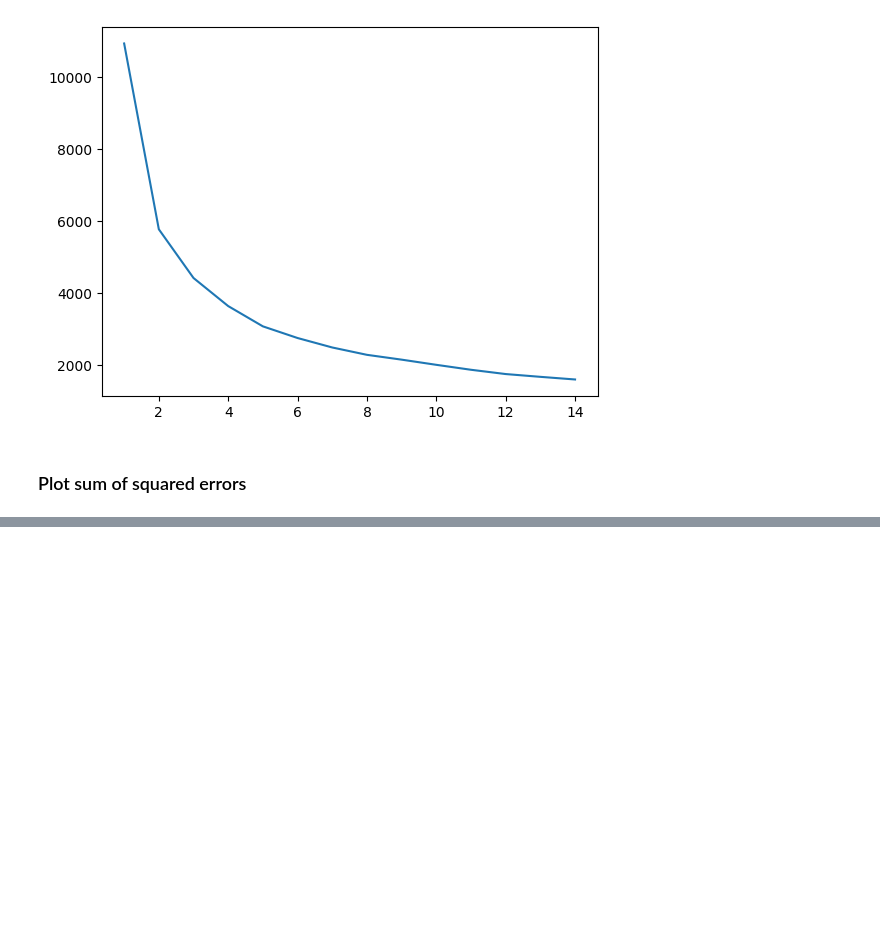
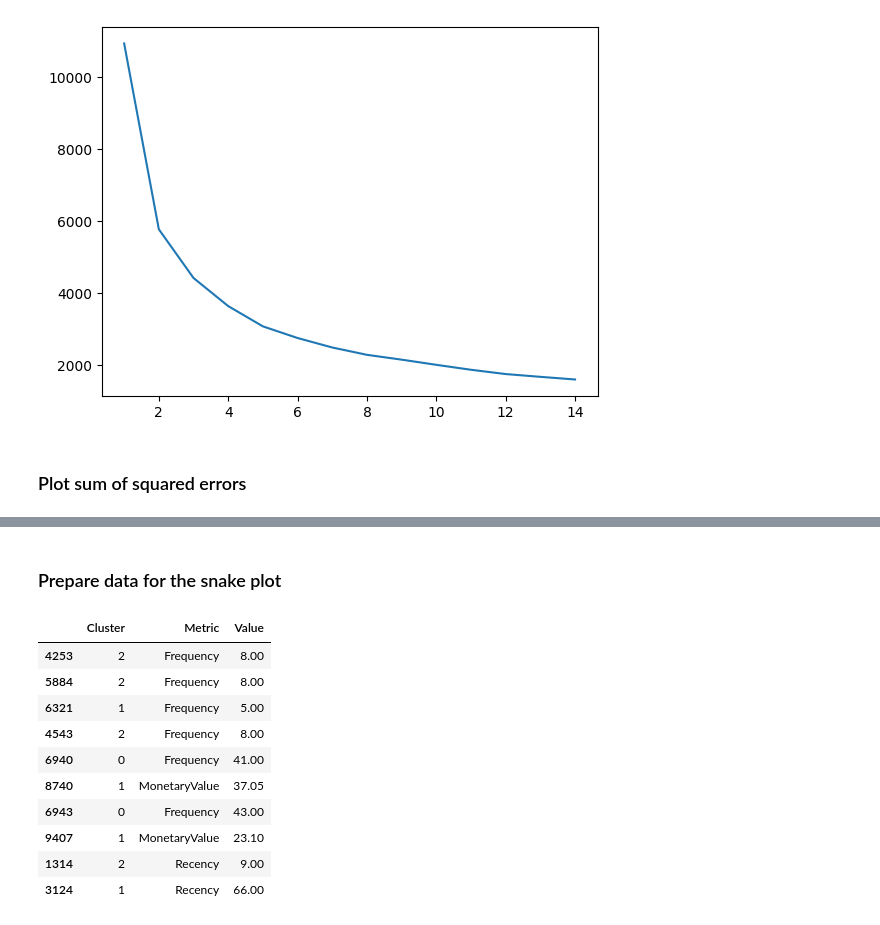
Before and after one commit to ozlerhakan/datacamp, a Jupyter notebook: Customer Segmentation in Python/chapter4.ipynb, the cells around one changed output, grey strips where cells are left out. Drawn from its saved outputs; the diff is of its cells as text; code cells hidden in the pictures; blank space fills up the shorter version.

```diff
--- a/Customer Segmentation in Python/chapter4.ipynb
+++ b/Customer Segmentation in Python/chapter4.ipynb
@@ -91,0 +103,27 @@ plt.show()
+# %% [markdown]
+### Prepare data for the snake plot
+# %%
+
+datamart_melt = pd.melt(
+    datamart_rfm_k3.reset_index(),
+
+                    id_vars=['Cluster'],
+
+                    value_vars=['Recency', 'Frequency', 'MonetaryValue'],
+
+                    var_name='Metric', value_name='Value'
+)
+# %%
+datamart_melt.sample(10)
+# %% [output]
+|  | Cluster | Metric | Value |
+| 4253 | 2 | Frequency | 8.00 |
+| 5884 | 2 | Frequency | 8.00 |
+| 6321 | 1 | Frequency | 5.00 |
+| 4543 | 2 | Frequency | 8.00 |
+| 6940 | 0 | Frequency | 41.00 |
+| 8740 | 1 | MonetaryValue | 37.05 |
+| 6943 | 0 | Frequency | 43.00 |
+| 9407 | 1 | MonetaryValue | 23.10 |
+| 1314 | 2 | Recency | 9.00 |
+| 3124 | 1 | Recency | 66.00 |
```
Also changed, not shown: parts of 2 cells of this notebook.
